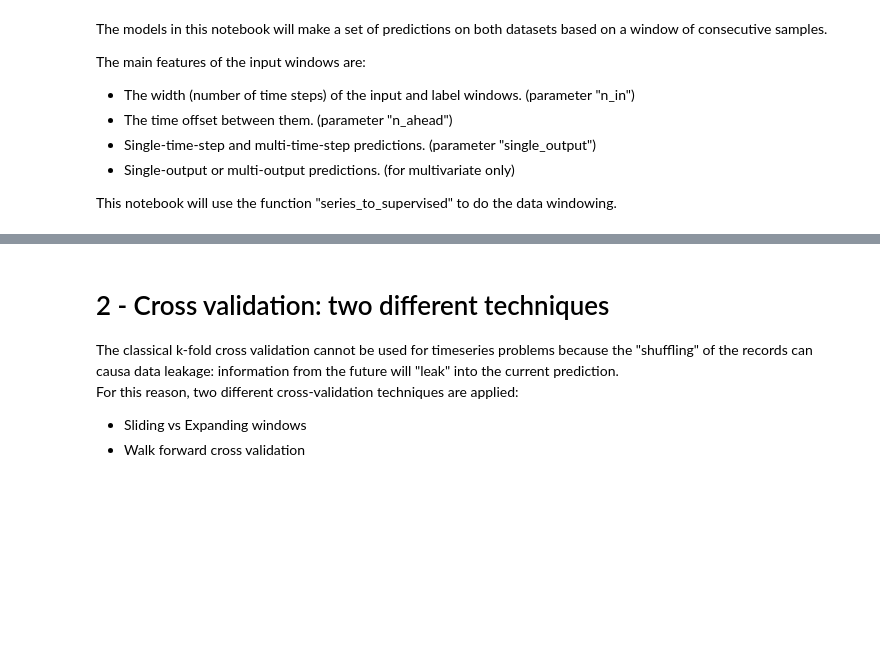
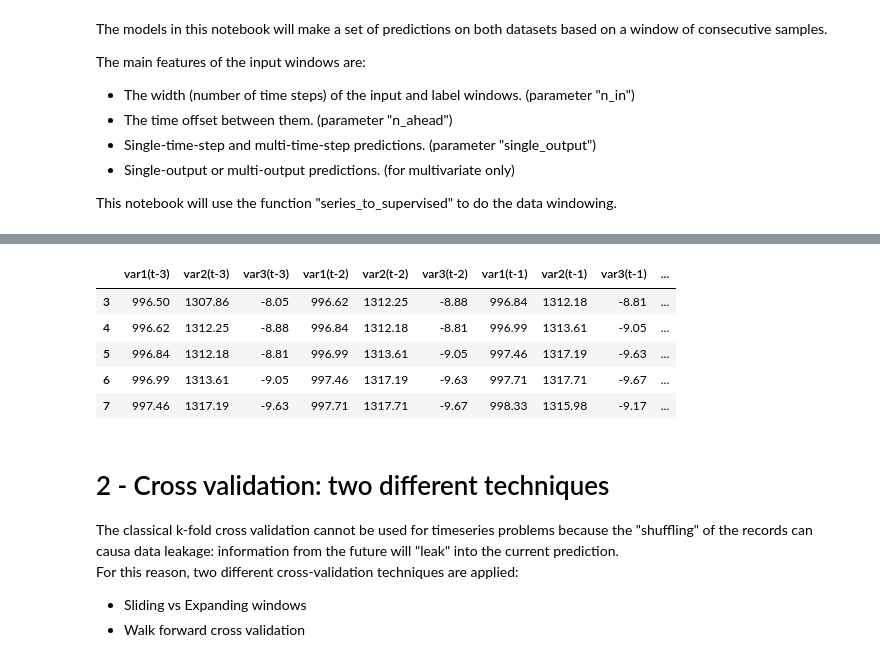
Before and after one commit to peppusnight/TimeSeriesForecasting, a Jupyter notebook: ClassicML/TS_forecasting_project.ipynb, the cells around one changed output, grey strips where cells are left out. Saved outputs shown, nothing was run; the diff lists cells and outputs as text; code cells hidden in the pictures; blank space fills up the shorter version.

```diff
--- a/ClassicML/TS_forecasting_project.ipynb
+++ b/ClassicML/TS_forecasting_project.ipynb
@@ -94,19 +108,27 @@ data.head()
 # %%
 ############## Params START ##############
-n_in = 2 # Number of "previous data" to use as input
+n_in = 3 # Number of "previous data" to use as input
 n_ahead = 2 # Number of step ahead to predict
 single_output = True # If True, predicts only the last n_ahead value; else it predicts all the values "in between"
+single_feature = True # If True, use only last columns as output tag
 n_out = 1 if single_output else n_ahead # Number of outputs of the model
 filename = 'weather_dataset.csv'
 ############## Params End ##############
 
 # load the dataset
 df = pd.read_csv(filename, header=0, index_col=0)
-df = df[['T (degC)', 'p (mbar)', 'rho (g/m**3)', 'T (degC)']]
+df = df[['p (mbar)', 'rho (g/m**3)', 'T (degC)']]
 
 # transform the time series data into supervised learning
-data = series_to_supervised(df.values, n_in=n_in, n_out=n_ahead, single_output=single_output)
+data = series_to_supervised(df.values, n_in=n_in, n_out=n_ahead, single_output=single_output, single_feature=single_feature)
 data.head()
+# %% [output]
+|  | var1(t-3) | var2(t-3) | var3(t-3) | var1(t-2) | var2(t-2) | var3(t-2) | var1(t-1) | var2(t-1) | var3(t-1) | ... |
+| 3 | 996.50 | 1307.86 | -8.05 | 996.62 | 1312.25 | -8.88 | 996.84 | 1312.18 | -8.81 | ... |
+| 4 | 996.62 | 1312.25 | -8.88 | 996.84 | 1312.18 | -8.81 | 996.99 | 1313.61 | -9.05 | ... |
+| 5 | 996.84 | 1312.18 | -8.81 | 996.99 | 1313.61 | -9.05 | 997.46 | 1317.19 | -9.63 | ... |
+| 6 | 996.99 | 1313.61 | -9.05 | 997.46 | 1317.19 | -9.63 | 997.71 | 1317.71 | -9.67 | ... |
+| 7 | 997.46 | 1317.19 | -9.63 | 997.71 | 1317.71 | -9.67 | 998.33 | 1315.98 | -9.17 | ... |
 # %% [markdown]
 # 2 - Cross validation: two different techniques
 The classical k-fold cross validation cannot be used for timeseries problems because the "shuffling" of the records can causa data leakage: information from the future will "leak" into the current prediction.<br>
```
Also changed, not shown: parts of 33 cells of this notebook, 25 other files.
